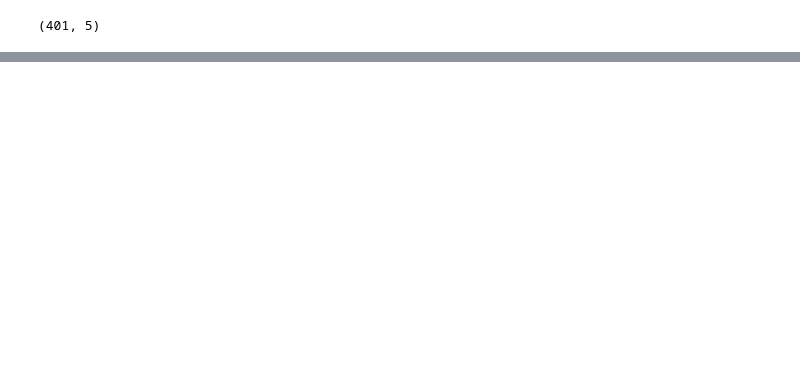
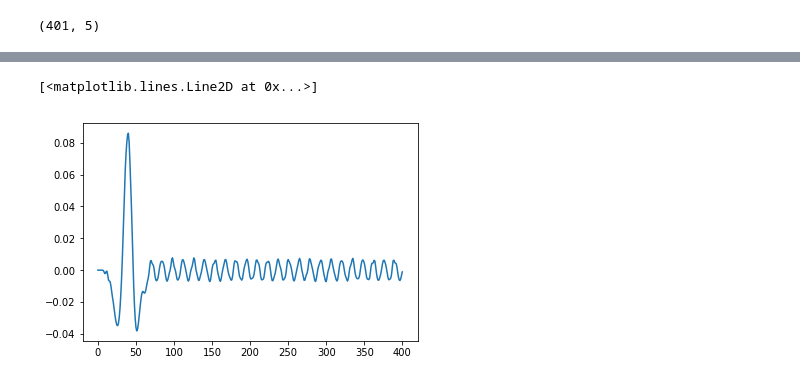
Before and after one commit to nimberledge/akm-fwi, a Jupyter notebook: acoustic_uniform_isotropic/Acoustic_Isotropic_Uniform.ipynb, the cells around one changed output, grey strips where cells are left out. Cells and saved outputs as stored; diff of their text form; code cells hidden in the pictures; blank space fills up the shorter version.

```diff
--- a/acoustic_uniform_isotropic/Acoustic_Isotropic_Uniform.ipynb
+++ b/acoustic_uniform_isotropic/Acoustic_Isotropic_Uniform.ipynb
@@ -134,0 +143,5 @@ print(rec.data)
+# %%
+plt.plot(rec.data[:, 4])
+# %% [output]
+[<matplotlib.lines.Line2D at 0x...>]
+[figure, added]
```
Also changed, not shown: parts of 5 cells of this notebook, 1 other file.
